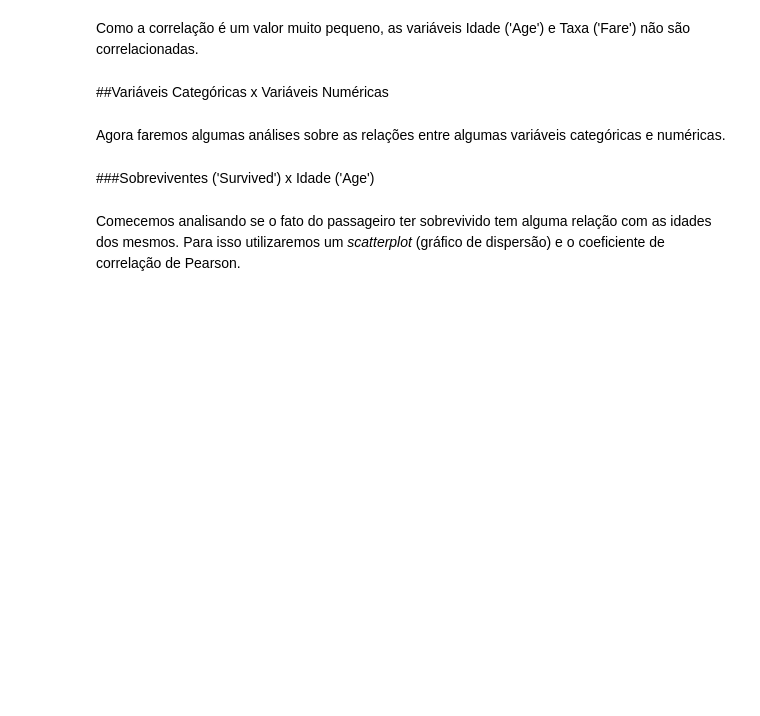
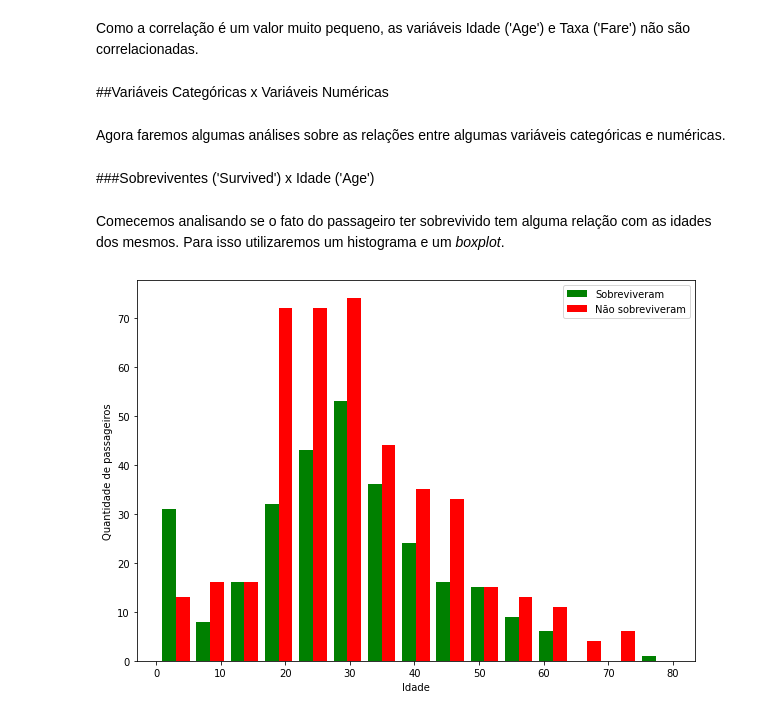
Before and after one commit to kauecapellato/Titanic_Case, a Jupyter notebook: Titanic_Case.ipynb, the cells around one changed output. Drawn from its saved outputs; the diff is of its cells as text; code cells hidden in the pictures; blank space fills up the shorter version.

```diff
--- a/Titanic_Case.ipynb
+++ b/Titanic_Case.ipynb
@@ -531,4 +531,15 @@ Agora faremos algumas análises sobre as relações entre algumas variáveis cat
 # %% [markdown]
 ###Sobreviventes ('Survived') x Idade ('Age')
 # %% [markdown]
-Comecemos analisando se o fato do passageiro ter sobrevivido tem alguma relação com as idades dos mesmos. Para isso utilizaremos um *scatterplot* (gráfico de dispersão) e o coeficiente de correlação de Pearson.
+Comecemos analisando se o fato do passageiro ter sobrevivido tem alguma relação com as idades dos mesmos. Para isso utilizaremos um histograma e um *boxplot*.
+# %%
+figure = plt.figure(figsize=(10,7))
+
+# Histograma com 2 barras, uma sobre os sobreviventes e outra com os que não sobreviveram
+plt.hist([treino[treino['Survived'] == 1]['Age'], treino[treino['Survived'] == 0]['Age']], bins=15, label=['Sobreviveram','Não sobreviveram'], color = ['g','r'])
+plt.legend()
+plt.xlabel('Idade')
+plt.ylabel('Quantidade de passageiros')
+plt.show()
+# %% [output]
+[figure, added]
```
Also changed, not shown: parts of 17 cells of this notebook.
